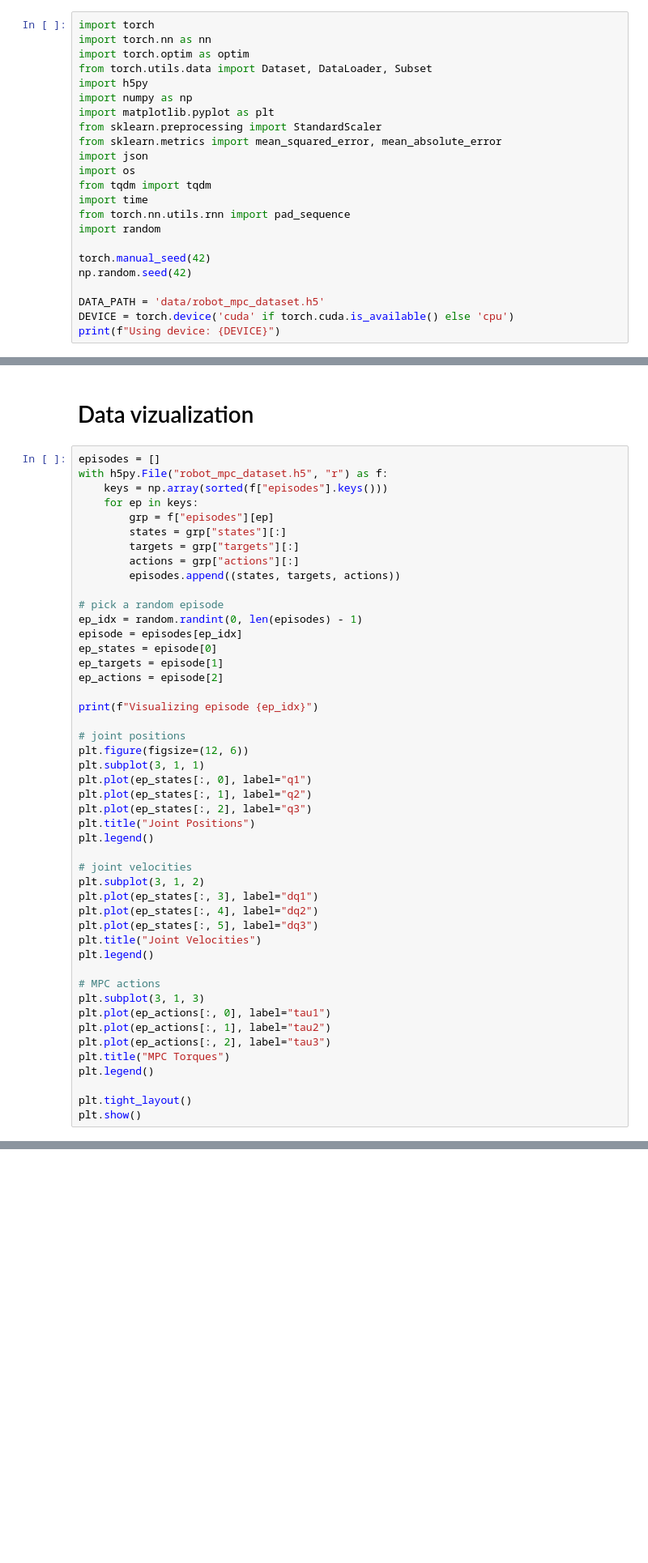
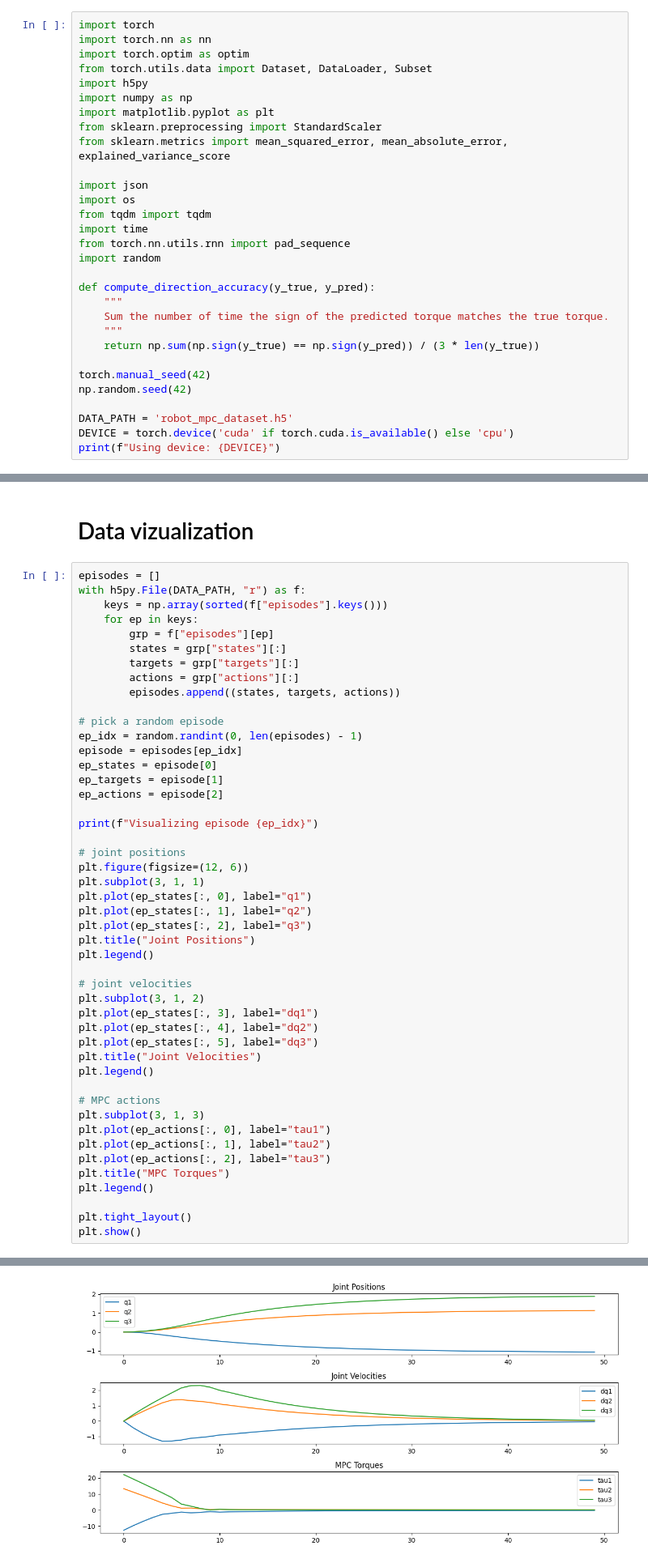
Before and after one commit to theguega/mpc_neural_surrogate, a Jupyter notebook: scripts/mpc_surrogate_training.ipynb, the cells around one changed output, grey strips where cells are left out. Shown at 81% size. Drawn from its saved outputs; the diff is of its cells as text; blank space fills up the shorter version.

```diff
--- a/scripts/mpc_surrogate_training.ipynb
+++ b/scripts/mpc_surrogate_training.ipynb
@@ -22,7 +26,8 @@ import h5py
 import numpy as np
 import matplotlib.pyplot as plt
 from sklearn.preprocessing import StandardScaler
-from sklearn.metrics import mean_squared_error, mean_absolute_error
+from sklearn.metrics import mean_squared_error, mean_absolute_error, explained_variance_score
+
 import json
 import os
 from tqdm import tqdm
@@ -30,9 +35,15 @@ import time
 from torch.nn.utils.rnn import pad_sequence
 import random
 
+def compute_direction_accuracy(y_true, y_pred):
+    """
+    Sum the number of time the sign of the predicted torque matches the true torque.
+    """
+    return np.sum(np.sign(y_true) == np.sign(y_pred)) / (3 * len(y_true))
+
 torch.manual_seed(42)
 np.random.seed(42)
 
-DATA_PATH = 'data/robot_mpc_dataset.h5'
+DATA_PATH = 'robot_mpc_dataset.h5'
 DEVICE = torch.device('cuda' if torch.cuda.is_available() else 'cpu')
 print(f"Using device: {DEVICE}")
@@ -125,7 +138,7 @@ def create_dataloaders(filepath, train_ratio=0.8, batch_size=32):
 # Data vizualization
 # %%
 episodes = []
-with h5py.File("robot_mpc_dataset.h5", "r") as f:
+with h5py.File(DATA_PATH, "r") as f:
     keys = np.array(sorted(f["episodes"].keys()))
     for ep in keys:
         grp = f["episodes"][ep]
@@ -174,0 +188 @@ Error:
+[figure, added]
```
Also changed, not shown: parts of 13 cells of this notebook, 9 other files.
